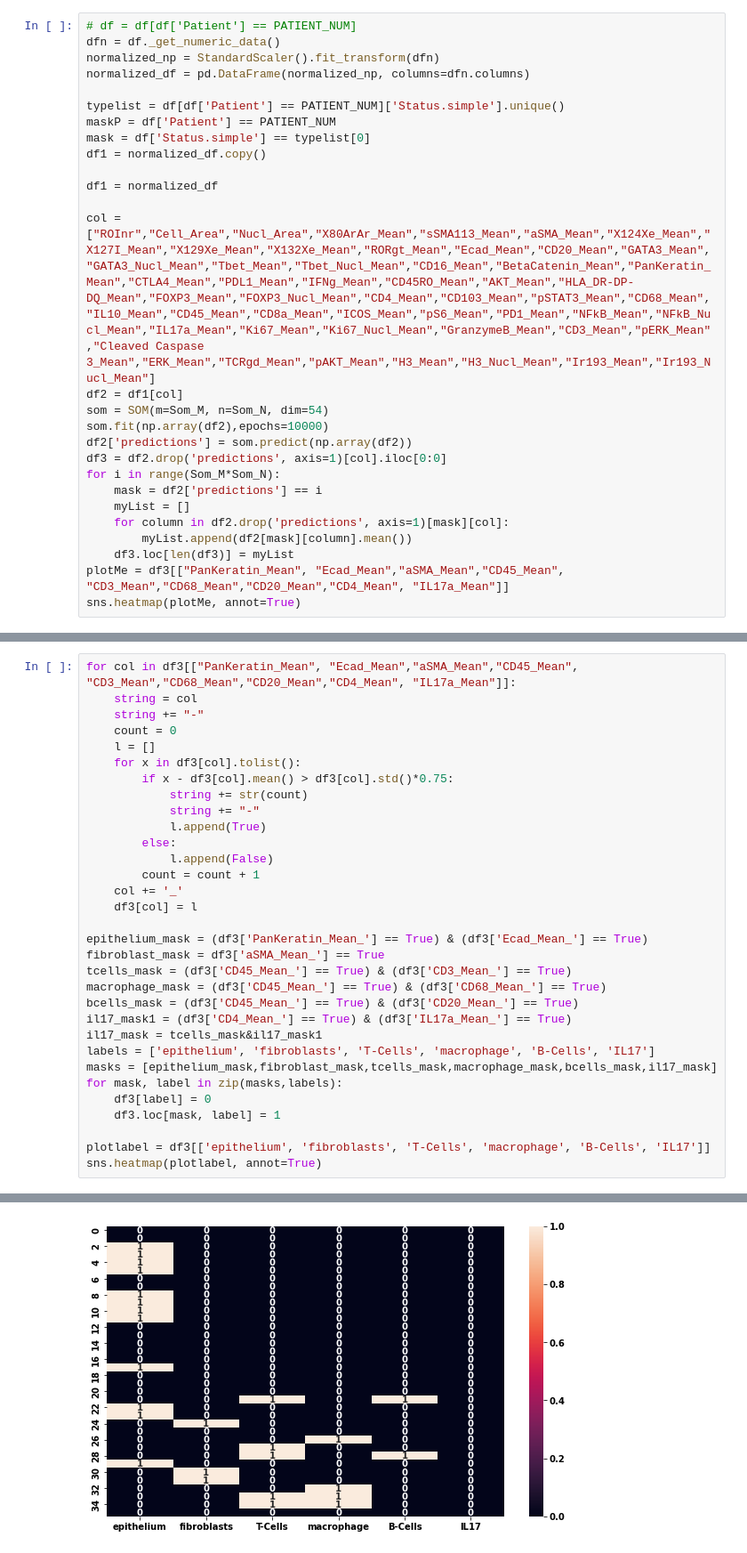
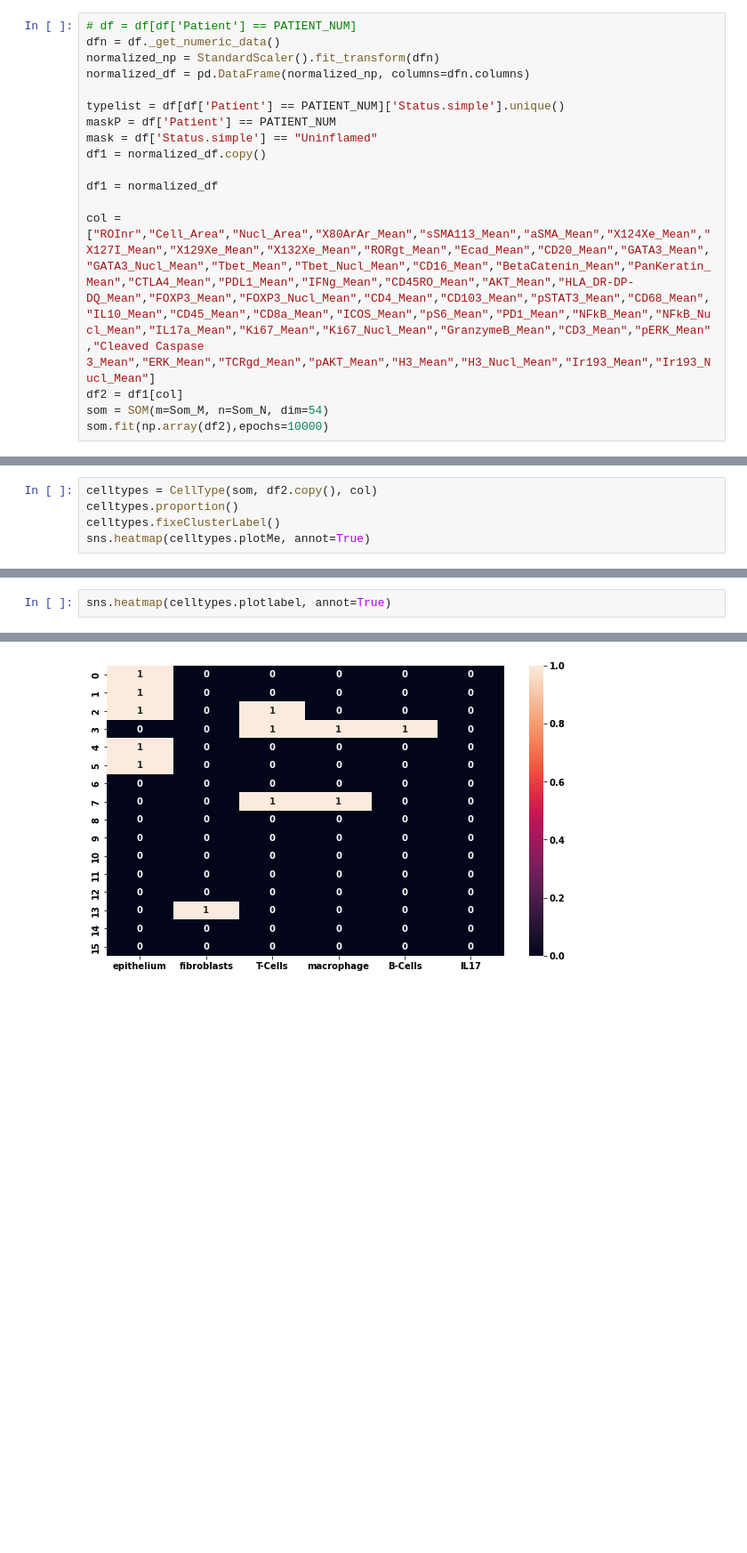
Before and after one commit to JanSuper/MasterProject1-1, a Jupyter notebook: Comparison celltype.ipynb, the cells around one changed output, grey strips where cells are left out. Shown at 89% size. Cells and saved outputs as stored; diff of their text form; blank space fills up the shorter version.

```diff
--- a/Comparison celltype.ipynb
+++ b/Comparison celltype.ipynb
@@ -42,7 +43,7 @@ normalized_df = pd.DataFrame(normalized_np, columns=dfn.columns)
 
 typelist = df[df['Patient'] == PATIENT_NUM]['Status.simple'].unique()
 maskP = df['Patient'] == PATIENT_NUM
-mask = df['Status.simple'] == typelist[0]
+mask = df['Status.simple'] == "Uninflamed"
 df1 = normalized_df.copy()
 
 df1 = normalized_df
@@ -51,13 +52,3 @@ col = ["ROInr","Cell_Area","Nucl_Area","X80ArAr_Mean","sSMA113_Mean","aSMA_Mean"
 df2 = df1[col]
 som = SOM(m=Som_M, n=Som_N, dim=54)
 som.fit(np.array(df2),epochs=10000)
-df2['predictions'] = som.predict(np.array(df2))
-df3 = df2.drop('predictions', axis=1)[col].iloc[0:0]
-for i in range(Som_M*Som_N):
-    mask = df2['predictions'] == i
-    myList = []
-    for column in df2.drop('predictions', axis=1)[mask][col]:
-        myList.append(df2[mask][column].mean())
-    df3.loc[len(df3)] = myList
-plotMe = df3[["PanKeratin_Mean", "Ecad_Mean","aSMA_Mean","CD45_Mean", "CD3_Mean","CD68_Mean","CD20_Mean","CD4_Mean", "IL17a_Mean"]]
-sns.heatmap(plotMe, annot=True)
@@ -66,0 +55,5 @@ sns.heatmap(plotMe, annot=True)
+# %%
+celltypes = CellType(som, df2.copy(), col)
+celltypes.proportion()
+celltypes.fixeClusterLabel()
+sns.heatmap(celltypes.plotMe, annot=True)
@@ -67,37 +63,7 @@ sns.heatmap(plotMe, annot=True)
 # %%
-for col in df3[["PanKeratin_Mean", "Ecad_Mean","aSMA_Mean","CD45_Mean", "CD3_Mean","CD68_Mean","CD20_Mean","CD4_Mean", "IL17a_Mean"]]:
-    string = col
-    string += "-"
-    count = 0
-    l = []
-    for x in df3[col].tolist():
-        if x - df3[col].mean() > df3[col].std()*0.75:
-            string += str(count)
-            string += "-"
-            l.append(True)
-        else:
-            l.append(False)
-        count = count + 1
-    col += '_'
-    df3[col] = l
-
-epithelium_mask = (df3['PanKeratin_Mean_'] == True) & (df3['Ecad_Mean_'] == True)
-fibroblast_mask = df3['aSMA_Mean_'] == True
-tcells_mask = (df3['CD45_Mean_'] == True) & (df3['CD3_Mean_'] == True)
-macrophage_mask = (df3['CD45_Mean_'] == True) & (df3['CD68_Mean_'] == True)
-bcells_mask = (df3['CD45_Mean_'] == True) & (df3['CD20_Mean_'] == True)
-il17_mask1 = (df3['CD4_Mean_'] == True) & (df3['IL17a_Mean_'] == True)
-il17_mask = tcells_mask&il17_mask1
-labels = ['epithelium', 'fibroblasts', 'T-Cells', 'macrophage', 'B-Cells', 'IL17']
-masks = [epithelium_mask,fibroblast_mask,tcells_mask,macrophage_mask,bcells_mask,il17_mask]
-for mask, label in zip(masks,labels):
-    df3[label] = 0
-    df3.loc[mask, label] = 1
-
-plotlabel = df3[['epithelium', 'fibroblasts', 'T-Cells', 'macrophage', 'B-Cells', 'IL17']]
-sns.heatmap(plotlabel, annot=True)
+sns.heatmap(celltypes.plotlabel, annot=True)
 # %% [output]
 <AxesSubplot:>
-[figure, old version]
+[figure, new version]
 # %%
 col = ["ROInr","Cell_Area","Nucl_Area","X80ArAr_Mean","sSMA113_Mean","aSMA_Mean","X124Xe_Mean","X127I_Mean","X129Xe_Mean","X132Xe_Mean","RORgt_Mean","Ecad_Mean","CD20_Mean","GATA3_Mean","GATA3_Nucl_Mean","Tbet_Mean","Tbet_Nucl_Mean","CD16_Mean","BetaCatenin_Mean","PanKeratin_Mean","CTLA4_Mean","PDL1_Mean","IFNg_Mean","CD45RO_Mean","AKT_Mean","HLA_DR-DP-DQ_Mean","FOXP3_Mean","FOXP3_Nucl_Mean","CD4_Mean","CD103_Mean","pSTAT3_Mean","CD68_Mean","IL10_Mean","CD45_Mean","CD8a_Mean","ICOS_Mean","pS6_Mean","PD1_Mean","NFkB_Mean","NFkB_Nucl_Mean","IL17a_Mean","Ki67_Mean","Ki67_Nucl_Mean","GranzymeB_Mean","CD3_Mean","pERK_Mean","Cleaved Caspase 3_Mean","ERK_Mean","TCRgd_Mean","pAKT_Mean","H3_Mean","H3_Nucl_Mean","Ir193_Mean","Ir193_Nucl_Mean"]
```
Also changed, not shown: parts of 9 cells of this notebook, 2 other files.
